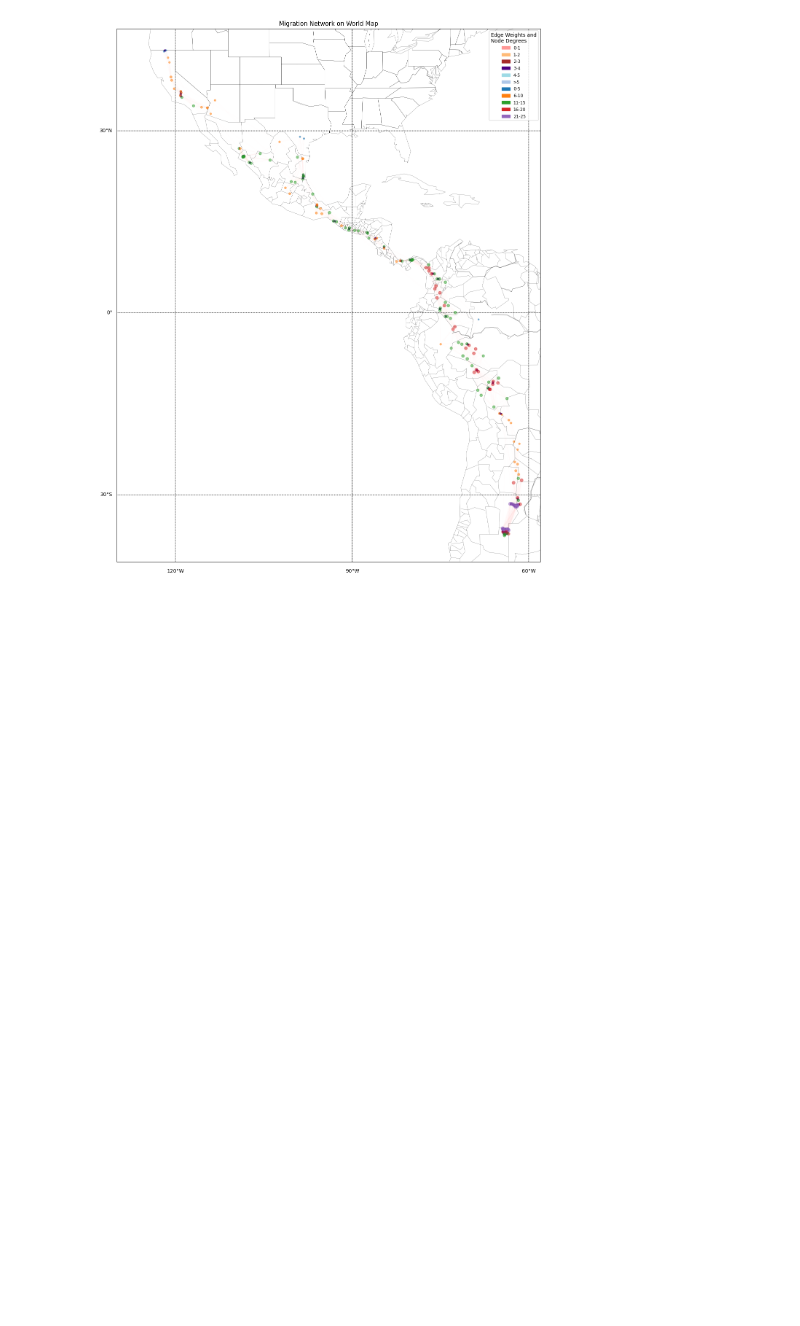
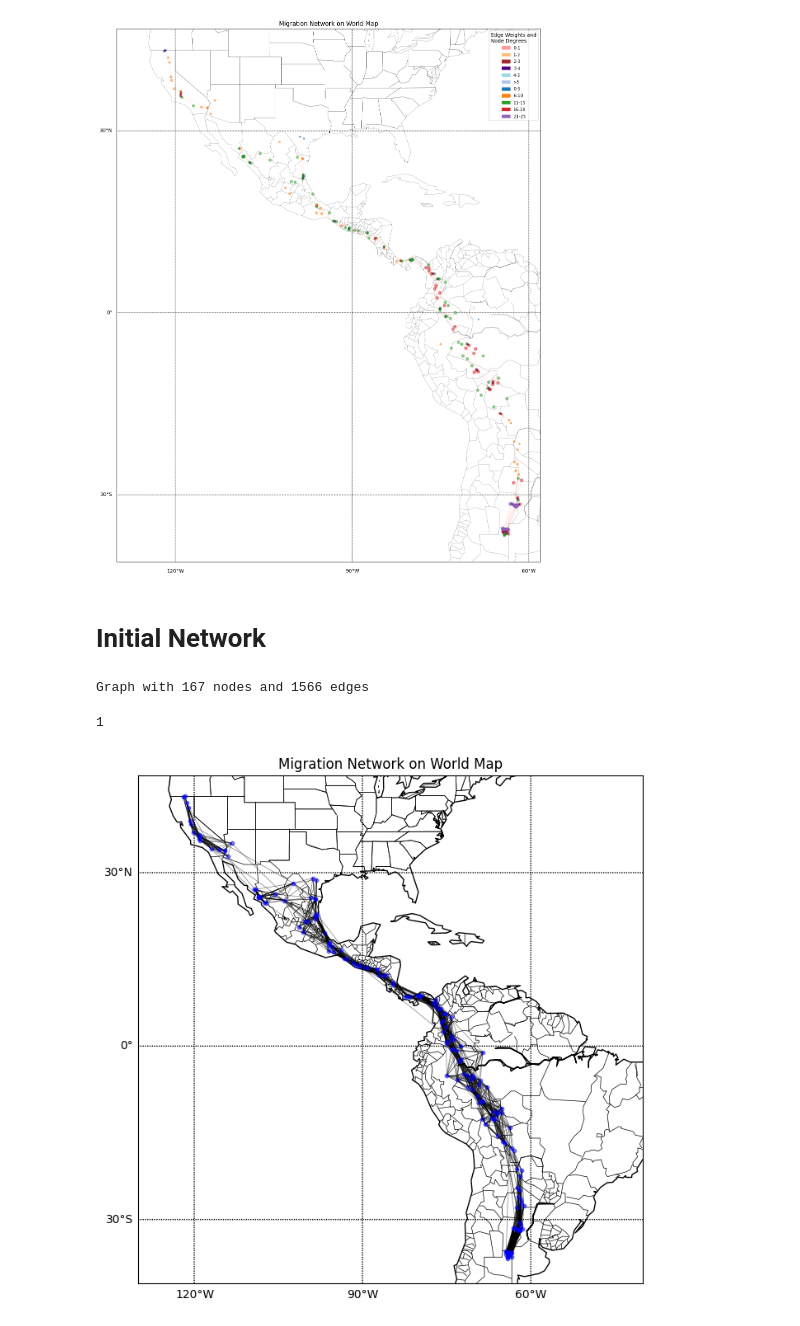
Before and after one commit to YYashraj/Bird-MIgration-Network, a Jupyter notebook: Network Construction/reconstruction.ipynb, the cells around one changed output. Saved outputs shown, nothing was run; the diff lists cells and outputs as text; code cells hidden in the pictures; blank space fills up the shorter version.

```diff
--- a/Network Construction/reconstruction.ipynb
+++ b/Network Construction/reconstruction.ipynb
@@ -103,7 +103,7 @@ SWH_migratory_stretch = 478
 SWH_median_migration = 135
 SWH_mean_migration = 163
 # %%
-def create_migration_network(data, max_migration):
+def create_migration_network(data, max_migration, keep=False):
     groups = []
     for bird_id, group_df in data.groupby('birdID'):
         groups.append(group_df)
@@ -116,13 +116,14 @@ def create_migration_network(data, max_migration):
         # Extract latitude and longitude coordinates for the bird's movements
         points = list(zip(bird_group['latitude'], bird_group['longitude']))
 
-        '''# Add edges based on the original connections
-        for i in range(len(points) - 1):
-            migration_network.add_edge(points[i], points[i + 1])'''
-
-        # Add nodes to the network
-        for point in points:
-            migration_network.add_node(point)
+        if keep:
+            # Add edges based on the original connections
+            for i in range(len(points) - 1):
+                migration_network.add_edge(points[i], points[i + 1])
+        else:
+            # Add nodes to the network
+            for point in points:
+                migration_network.add_node(point)
 
     # Iterate again to add additional edges based on maximum migration distance
     all_nodes = migration_network.nodes()
@@ -388,0 +470,17 @@ plot_weighted_migration_network_on_world_map(SWH_network)
+# %% [markdown]
+# Initial Network
+# %%
+SWH_migratory_stretch = 676
+SWH_median_migration = 165
+SWH_mean_migration = 205
+# %%
+SWH_network = create_migration_network(df, SWH_migratory_stretch, keep=True)
+print(SWH_network)
+# %% [output]
+Graph with 167 nodes and 1566 edges
+# %%
+print(len(list(nx.connected_components(SWH_network))))
+plot_migration_network_on_world_map(SWH_network)
+# %% [output]
+1
+[figure, added]
```
Also changed, not shown: parts of 19 cells of this notebook.
